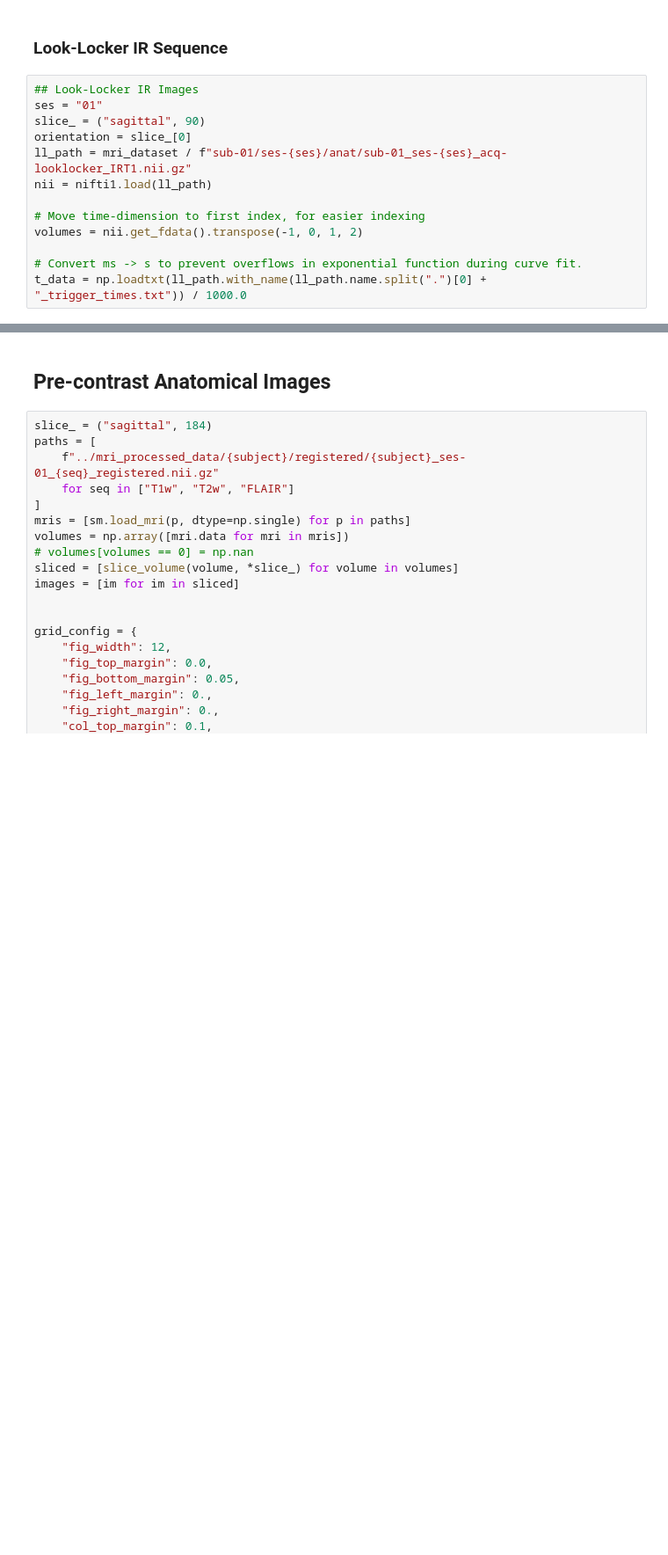
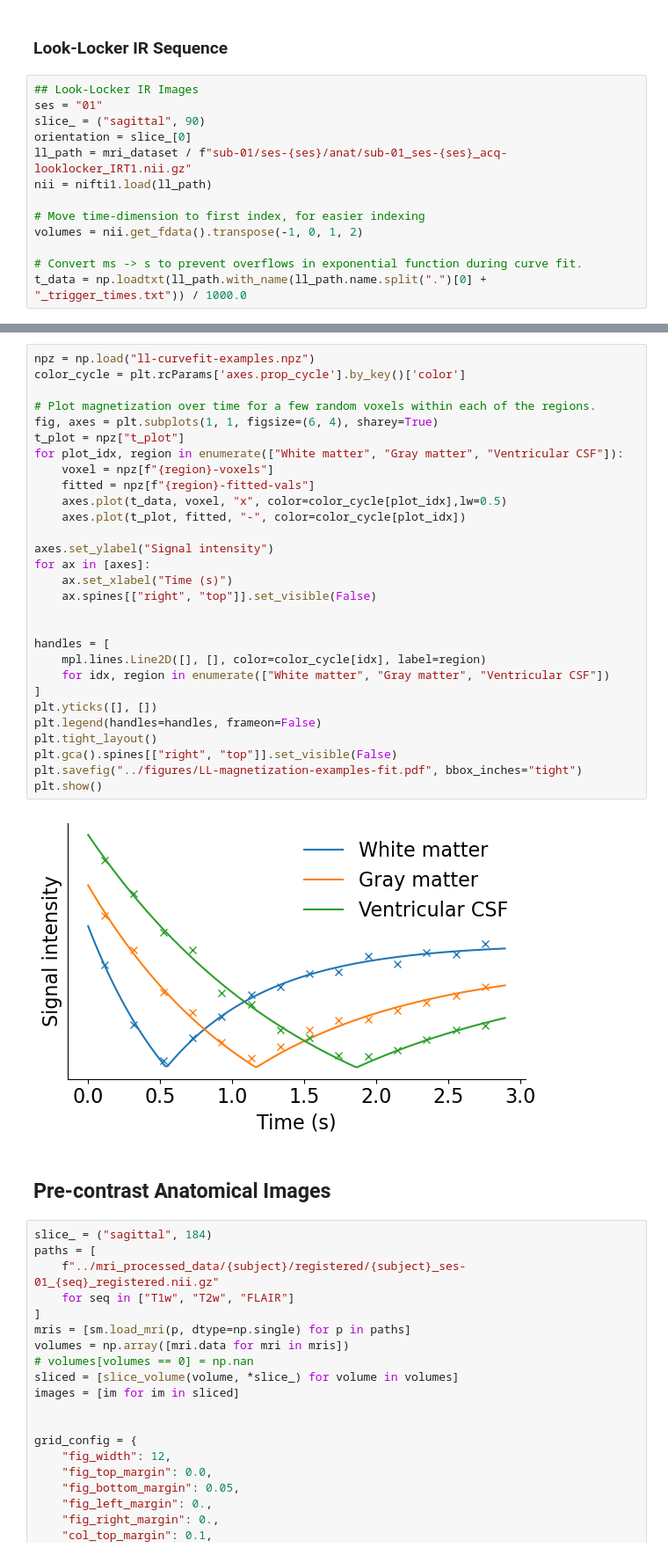
Before and after one commit to jorgenriseth/gonzo, a Jupyter notebook: docs/mri-visualization.ipynb, the cells around one changed output, grey strips where cells are left out. Shown at 88% size. Cells and saved outputs as stored; diff of their text form; blank space fills up the shorter version.

```diff
--- a/docs/mri-visualization.ipynb
+++ b/docs/mri-visualization.ipynb
@@ -103,3 +103,34 @@ plt.show()
+# %%
+npz = np.load("ll-curvefit-examples.npz")
+color_cycle = plt.rcParams['axes.prop_cycle'].by_key()['color']
+
+# Plot magnetization over time for a few random voxels within each of the regions.
+fig, axes = plt.subplots(1, 1, figsize=(6, 4), sharey=True)
+t_plot = npz["t_plot"]
+for plot_idx, region in enumerate(["White matter", "Gray matter", "Ventricular CSF"]):
+    voxel = npz[f"{region}-voxels"]
+    fitted = npz[f"{region}-fitted-vals"]
+    axes.plot(t_data, voxel, "x", color=color_cycle[plot_idx],lw=0.5)
+    axes.plot(t_plot, fitted, "-", color=color_cycle[plot_idx])
+
+axes.set_ylabel("Signal intensity")
+for ax in [axes]:
+    ax.set_xlabel("Time (s)")
+    ax.spines[["right", "top"]].set_visible(False)
+
+
+handles = [
+    mpl.lines.Line2D([], [], color=color_cycle[idx], label=region)
+    for idx, region in enumerate(["White matter", "Gray matter", "Ventricular CSF"])
+]
+plt.yticks([], [])
+plt.legend(handles=handles, frameon=False)
+plt.tight_layout()
+plt.gca().spines[["right", "top"]].set_visible(False)
+plt.savefig("../figures/LL-magnetization-examples-fit.pdf", bbox_inches="tight")
+plt.show()
+# %% [output]
+[figure, added]
 # %% [markdown]
 ## Pre-contrast Anatomical Images
 # %%
```
Also changed, not shown: parts of 10 cells of this notebook, 5 other files.
